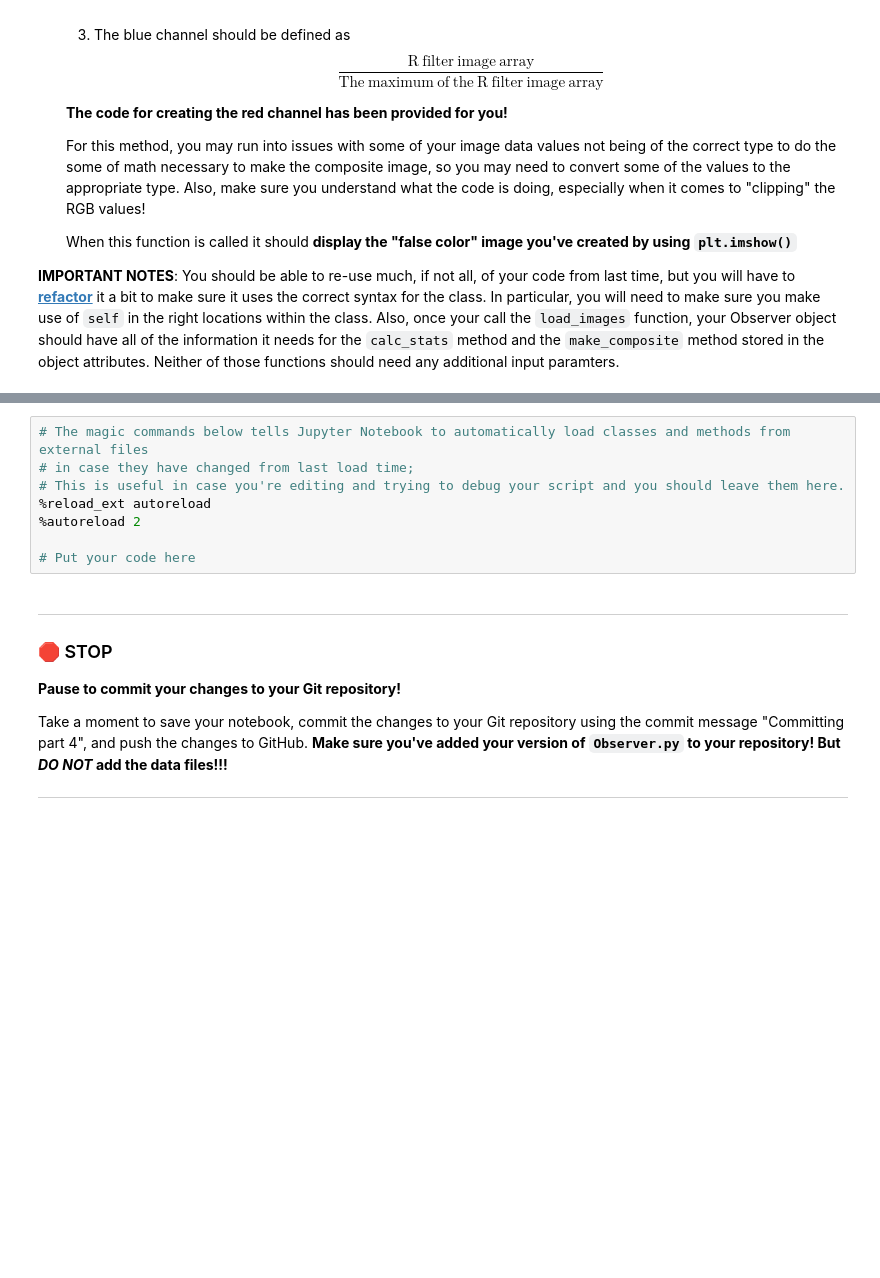
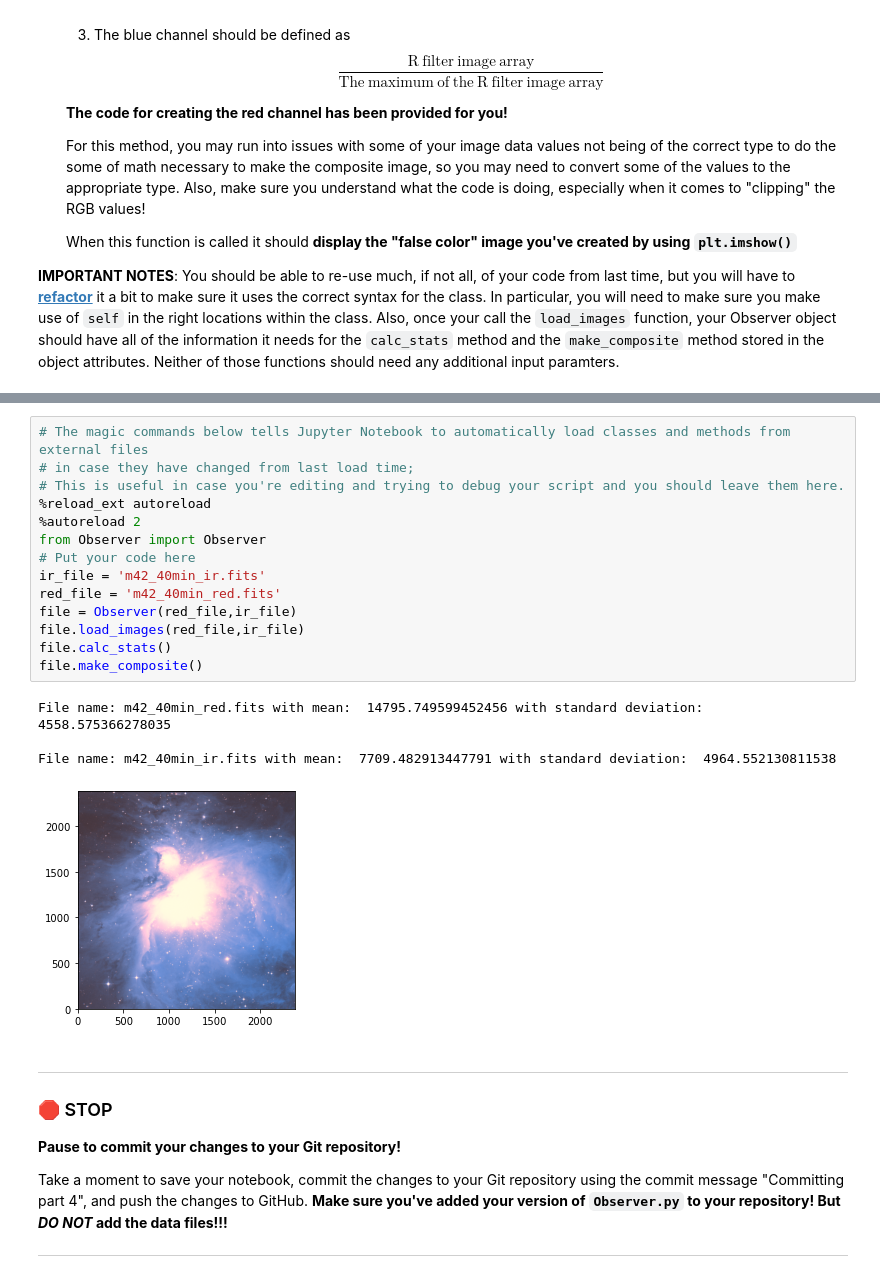
Before and after one commit to namnams01/cmse202-s21-turnin, a Jupyter notebook: hw-02/HW-02_PandasReviewAndPythonObjects-Namith-Vorakkara.ipynb, the cells around one changed output, grey strips where cells are left out. Drawn from its saved outputs; the diff is of its cells as text; blank space fills up the shorter version.

```diff
--- a/hw-02/HW-02_PandasReviewAndPythonObjects-Namith-Vorakkara.ipynb
+++ b/hw-02/HW-02_PandasReviewAndPythonObjects-Namith-Vorakkara.ipynb
@@ -385,11 +400,22 @@ If you need the data files again, you can get them here:
 # %%
 # The magic commands below tells Jupyter Notebook to automatically load classes and methods from external files
 # in case they have changed from last load time;
 # This is useful in case you're editing and trying to debug your script and you should leave them here.
 %reload_ext autoreload
 %autoreload 2
-
+from Observer import Observer
 # Put your code here
+ir_file = 'm42_40min_ir.fits'
+red_file = 'm42_40min_red.fits'
+file = Observer(red_file,ir_file)
+file.load_images(red_file,ir_file)
+file.calc_stats()
+file.make_composite()
+# %% [output]
+File name: m42_40min_red.fits with mean:  14795.749599452456 with standard deviation:  4558.575366278035
+
+File name: m42_40min_ir.fits with mean:  7709.482913447791 with standard deviation:  4964.552130811538
+[figure, added]
 # %% [markdown]
 ---
 ### &#128721; STOP
```
Also changed, not shown: parts of 5 cells of this notebook, 1 other file.
